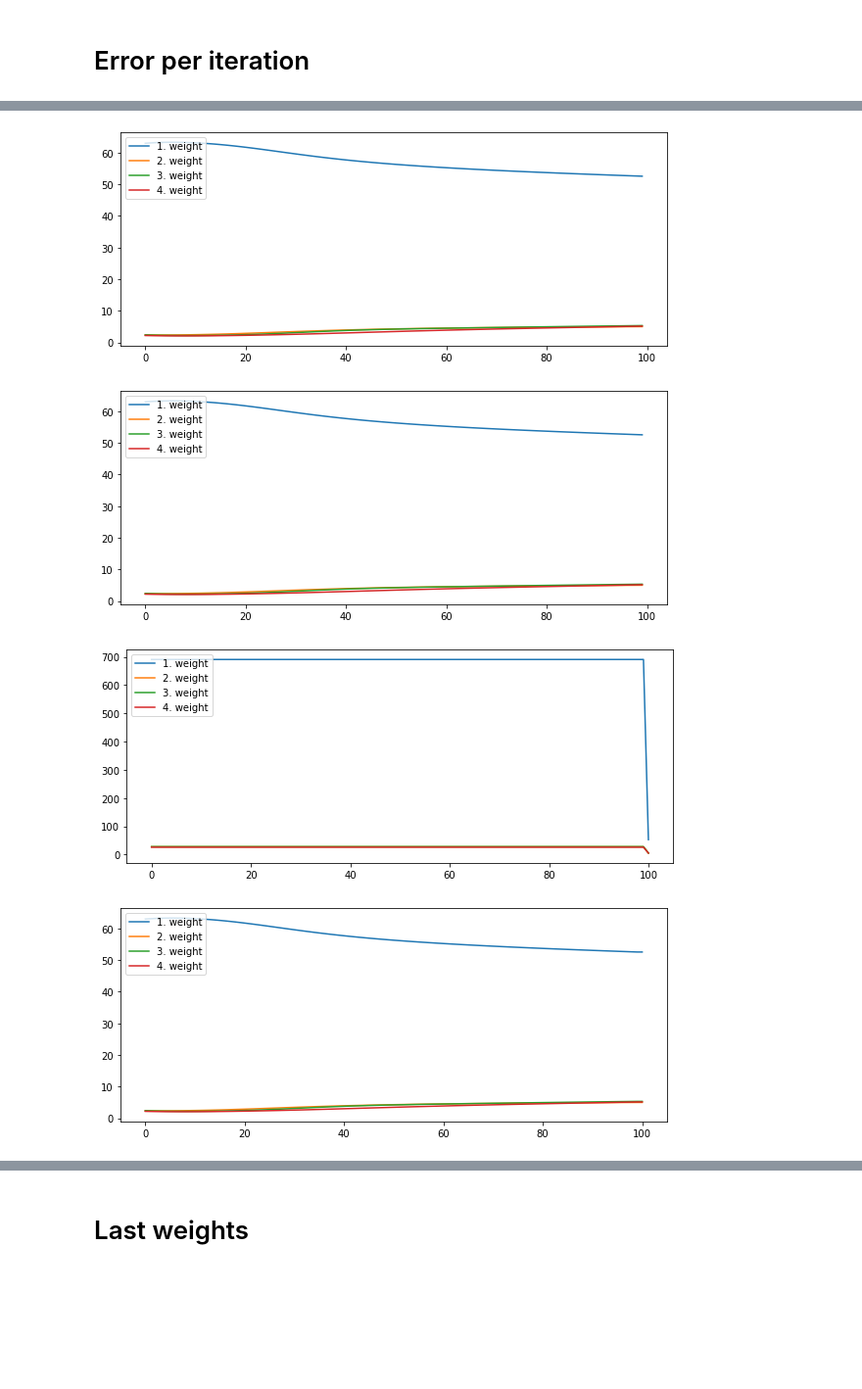
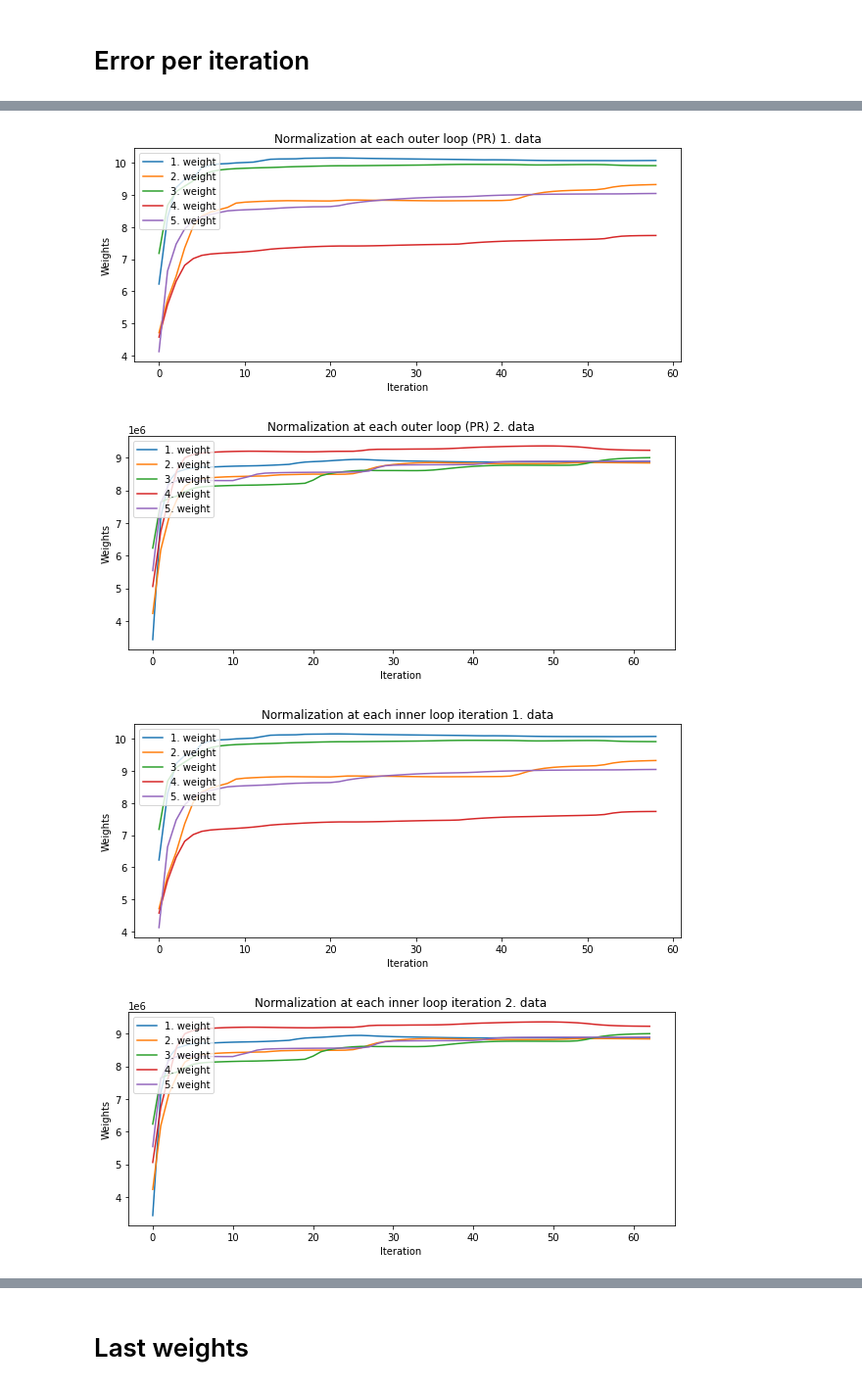
Before and after one commit to tensorly/lab, a Jupyter notebook: tlab/decomposition/normalization_issue_#264/Random_nn_parafac_normalizaton_comparison.ipynb, the cells around one changed output, grey strips where cells are left out. Shown: that part at 98% size. Saved outputs shown, nothing was run; the diff lists cells and outputs as text; code cells hidden in the pictures; blank space fills up the shorter version.

```diff
--- a/tlab/decomposition/normalization_issue_#264/Random_nn_parafac_normalizaton_comparison.ipynb
+++ b/tlab/decomposition/normalization_issue_#264/Random_nn_parafac_normalizaton_comparison.ipynb
@@ -59,10 +71,14 @@ each_iteration(errorsnorm1, errorsnorm2, errorsnorm3, errorsnorm4)
-# %%
-plot_weights(weights_iter1)
-plot_weights(weights_iter2)
-plot_weights(weights_iter3)
-plot_weights(weights_iter4)
-# %% [output]
-[figure, removed]
-[figure, removed]
-[figure, removed]
-[figure, removed]
+# %%
+plot_weights(weights1[0], "Normalization at each outer loop (PR) 1. data")
+plot_weights(weights2[0], "Normalization at each outer loop (PR) 2. data")
+plot_weights(weights1[1], "Normalization at each inner loop iteration 1. data")
+plot_weights(weights2[1], "Normalization at each inner loop iteration 2. data")
+plot_weights(weights1[2], "Normalization at the very end 1. data")
+plot_weights(weights2[2], "Normalization at the very end 2. data")
+plot_weights(weights1[3], "Normalization at each inner loop and at the very end 1. data")
+plot_weights(weights2[3], "Normalization at each inner loop and at the very end 2. data")
+# %% [output]
+[figure, added]
+[figure, added]
+[figure, added]
+[figure, added]
```
Also changed, not shown: parts of 17 cells of this notebook, 8 other files.
